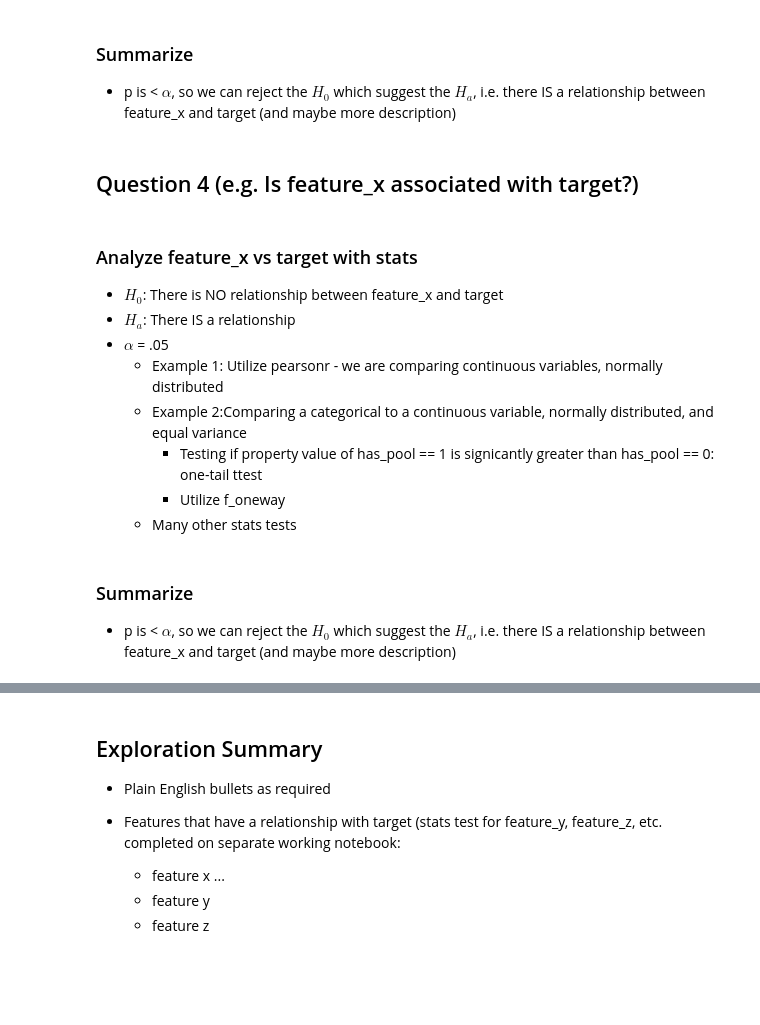
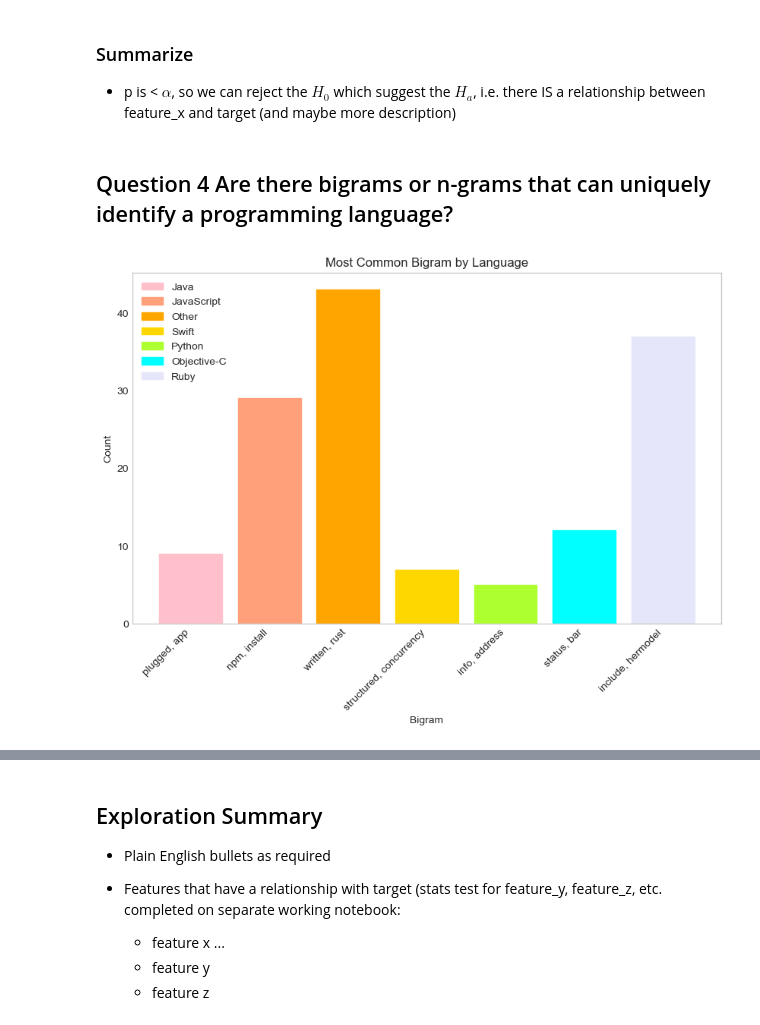
Before and after one commit to Keila-Camarillo/nlp_most_starred_repos, a Jupyter notebook: final_report_template.ipynb, the cells around one changed output, grey strips where cells are left out. Drawn from its saved outputs; the diff is of its cells as text; code cells hidden in the pictures; blank space fills up the shorter version.

```diff
--- a/final_report_template.ipynb
+++ b/final_report_template.ipynb
@@ -230,4 +185,4 @@ train, validate, test = split_data(df, target_variable)
 ### Summarize
 - p is < $\alpha$, so we can reject the $H_0$ which suggest the $H_a$, i.e. there IS a relationship between feature_x and target (and maybe more description)
 # %% [markdown]
-## Question 4 (e.g. Is feature_x associated with target?)
+## Question 4 Are there bigrams or n-grams that can uniquely identify a programming language?
@@ -237,10 +188,0 @@ train, validate, test = split_data(df, target_variable)
-# %% [markdown]
-### Analyze feature_x vs target with stats
-- $H_0$: There is NO relationship between feature_x and target
-- $H_a$: There IS a relationship
-- $\alpha$ = .05
-    - Example 1: Utilize pearsonr - we are comparing continuous variables, normally distributed
-    - Example 2:Comparing a categorical to a continuous variable, normally distributed, and equal variance
-        - Testing if property value of has_pool == 1 is signicantly greater than has_pool == 0:  one-tail ttest
-        - Utilize f_oneway
-    - Many other stats tests
@@ -250,3 +189,5 @@ train, validate, test = split_data(df, target_variable)
-# %% [markdown]
-### Summarize
-- p is < $\alpha$, so we can reject the $H_0$ which suggest the $H_a$, i.e. there IS a relationship between feature_x and target (and maybe more description)
+# %%
+# visual of most common bigram by language
+e.plot_bigrams_graph()
+# %% [output]
+[figure, added]
```
Also changed, not shown: parts of 51 cells of this notebook, 2 other files.
